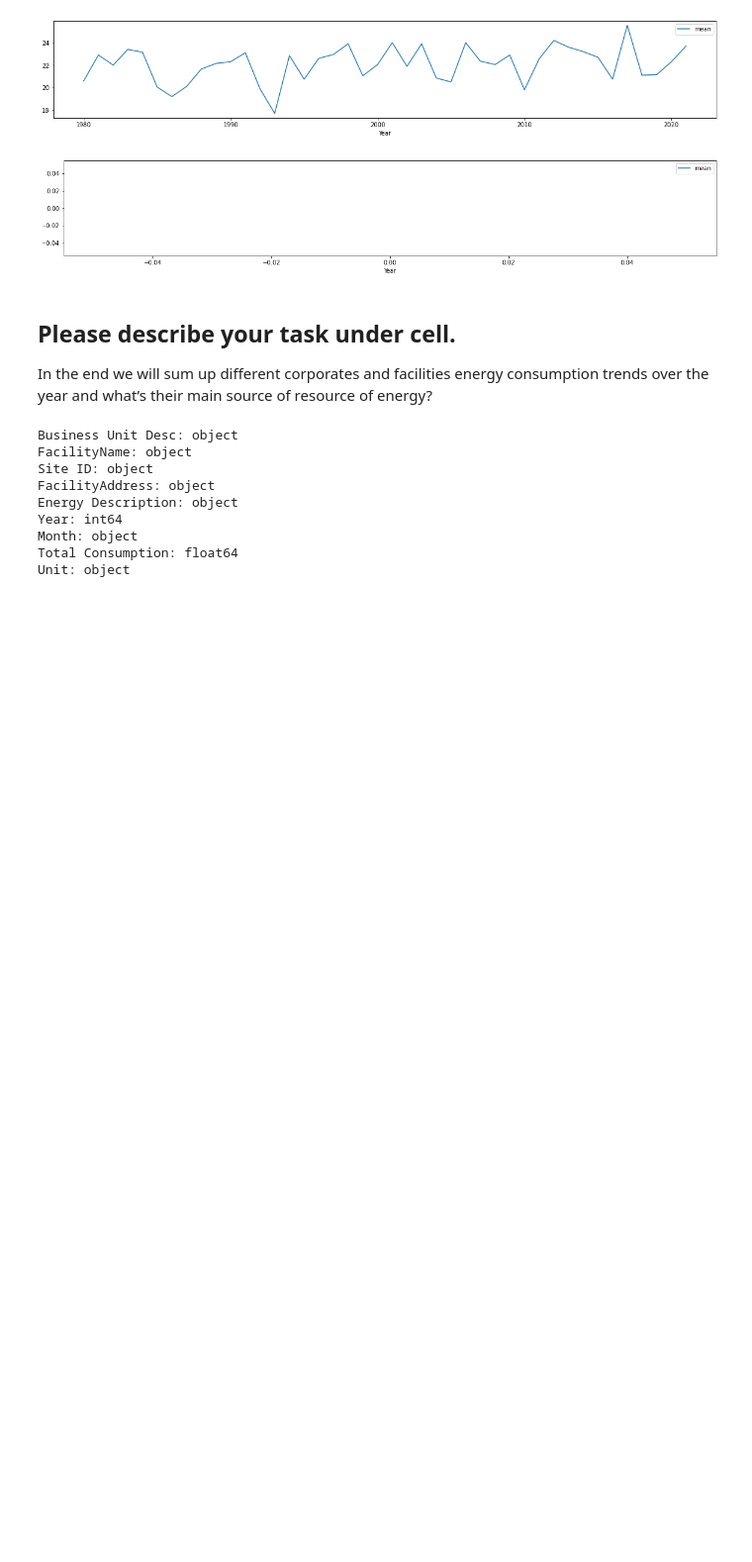
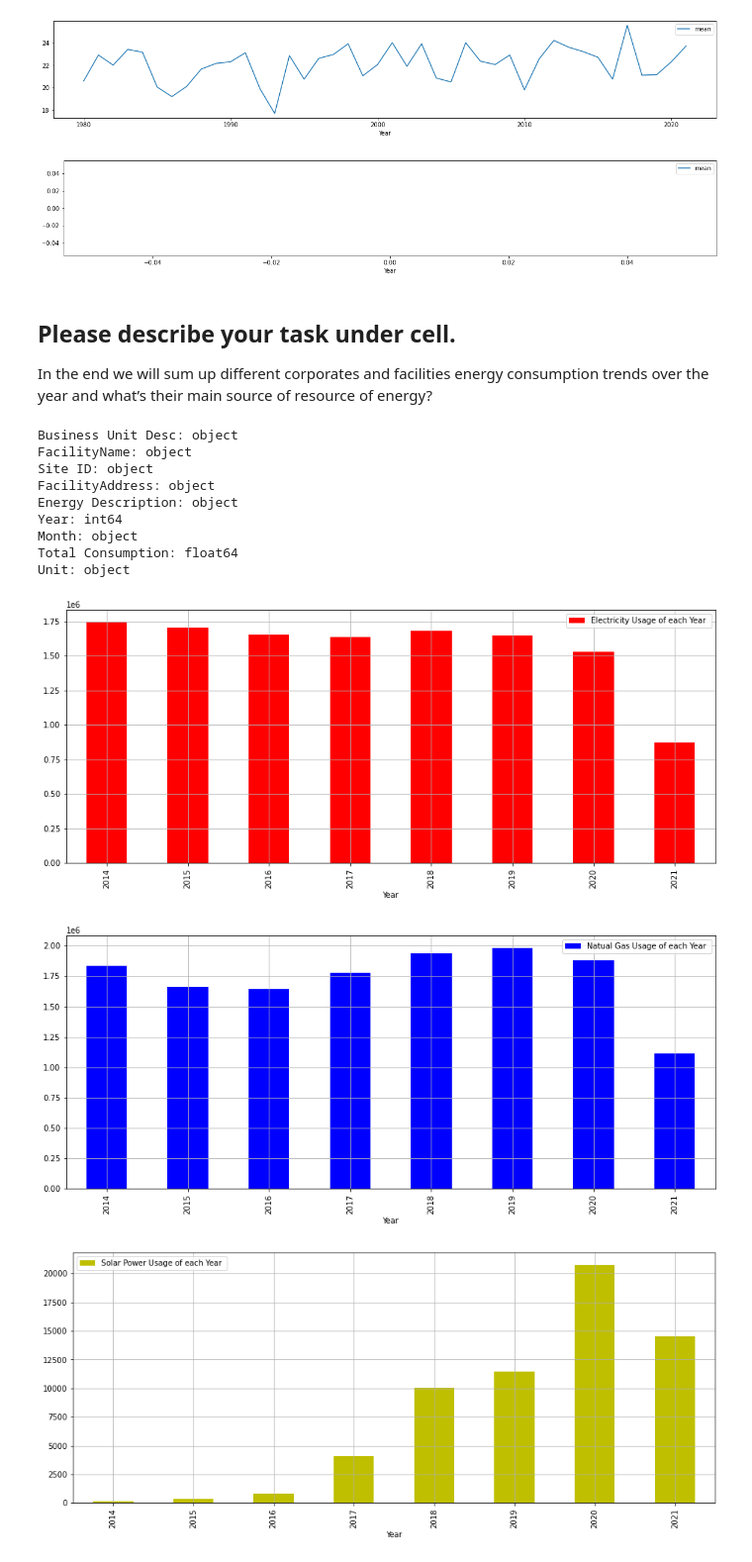
Before and after one commit to deshant19/Corporate-Energy-Consumption-Data-Visualization, a Jupyter notebook: notebooks/Corporate Energy Consumption.ipynb, the cells around one changed output. Shown: that part at 99% size. Cells and saved outputs as stored; diff of their text form; code cells hidden in the pictures; blank space fills up the shorter version.

```diff
--- a/notebooks/Corporate Energy Consumption.ipynb
+++ b/notebooks/Corporate Energy Consumption.ipynb
@@ -9,7 +9,7 @@ from scipy.interpolate import griddata
 import plotly.express as px
 import plotly.graph_objects as go
 
-energydata = pd.read_csv("../Corporate_Energy_Consumption.csv", thousands=',')
+energydata = pd.read_csv("../dataset/Corporate_Energy_Consumption.csv", thousands=',')
 
 display(energydata)
 
@@ -195,3 +171,61 @@ Year: int64
 Month: object
 Total Consumption: float64
 Unit: object
+# %%
+df = pd.DataFrame(energydata,columns=["Business Unit Desc","FacilityName","Site ID", "FacilityAddress","Energy Description",
+                                 "Year","Month","Total Consumption","Unit"])
+df1=pd.DataFrame.drop(energydata,["Business Unit Desc","Site ID","FacilityAddress"], axis=1)
+df1 = df1.loc[df1['Energy Description'] == 'Electricity']
+df1=df1.loc[df1['Total Consumption'] >= 0]
+df1=df1.loc[df1['Year'].between(2014,2021)]
+df1= df1.groupby(pd.PeriodIndex(df1['Year'], freq="Y"))['Total Consumption'].sum()
+df1.name = "Electricity Usage of each Year "
+fig = plt.figure()
+df1.plot(kind='bar', color='r', grid=True)
+fig.set_size_inches(15,6)
+plt.legend();
+plt.show()
+
+
+df2=pd.DataFrame.drop(energydata,["Business Unit Desc","Site ID","FacilityAddress"], axis=1)
+df2= df2.loc[df2['Energy Description'] == 'Natural Gas']
+df2 =df2.loc[df2['Total Consumption'] >= 0]
+df2 =df2.loc[df2['Year'].between(2014,2021)]
+df2= df2.groupby(pd.PeriodIndex(df2['Year'], freq="Y"))['Total Consumption'].sum()
+df2.name = "Natual Gas Usage of each Year "
+fig = plt.figure()
+df2.plot(kind='bar', color='b', grid=True)
+fig.set_size_inches(15,6)
+plt.legend();
+plt.show()
+
+
+
+df3=pd.DataFrame.drop(energydata,["Business Unit Desc","Site ID","FacilityAddress"], axis=1)
+df3 = df3.loc[df3['Energy Description'] == 'Solar Power']
+df3=df3.loc[df3['Total Consumption'] >= 0]
+df3=df3.loc[df3['Year'].between(2014,2021)]
+df3= df3.groupby(pd.PeriodIndex(df3['Year'], freq="Y"))['Total Consumption'].sum()
+df3.name = "Solar Power Usage of each Year "
+fig = plt.figure()
+df3.plot(kind='bar', color='y', grid=True)
+fig.set_size_inches(15,6)
+plt.legend();
+plt.show()
+
+
+df4=pd.DataFrame.drop(energydata,["Business Unit Desc","Site ID","FacilityAddress"], axis=1)
+df4 = df4.loc[df4['Energy Description'] == 'District Energy']
+df4=df4.loc[df4['Total Consumption'] >= 0]
+df4=df4.loc[df4['Year'].between(2014,2021)]
+df4= df4.groupby(pd.PeriodIndex(df4['Year'], freq="Y"))['Total Consumption'].sum()
+df4.name = "District Energy Usage of each Year "
+fig = plt.figure()
+df4.plot(kind='bar', color='g', grid=True)
+fig.set_size_inches(15,6)
+plt.legend();
+plt.show()
+# %% [output]
+[figure, added]
+[figure, added]
+[figure, added]
```
Also changed, not shown: parts of 2 cells of this notebook.
